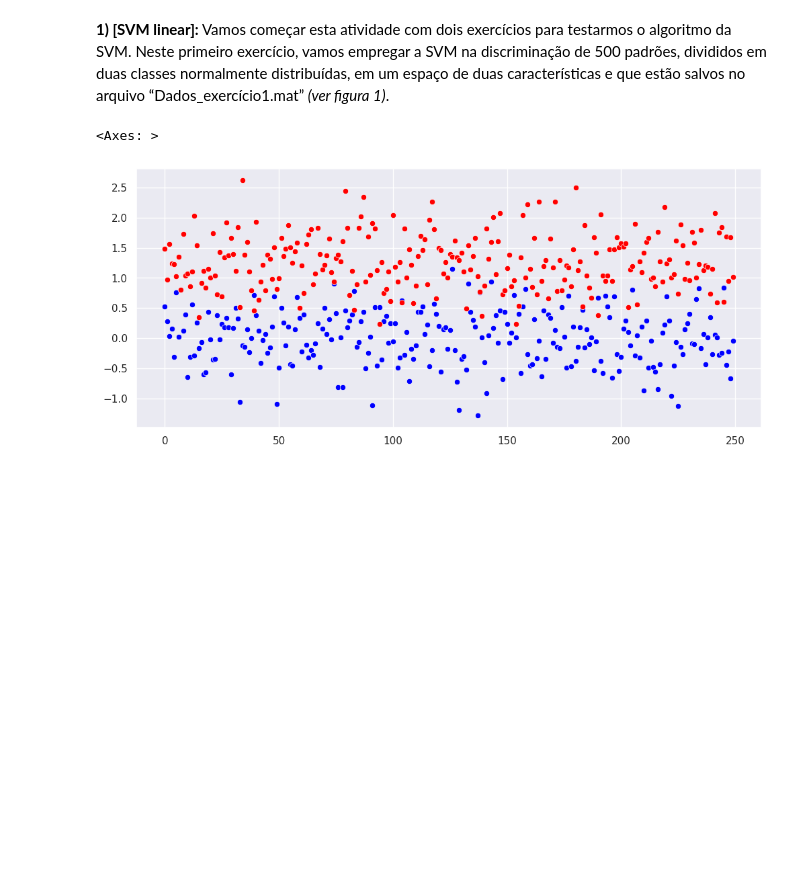
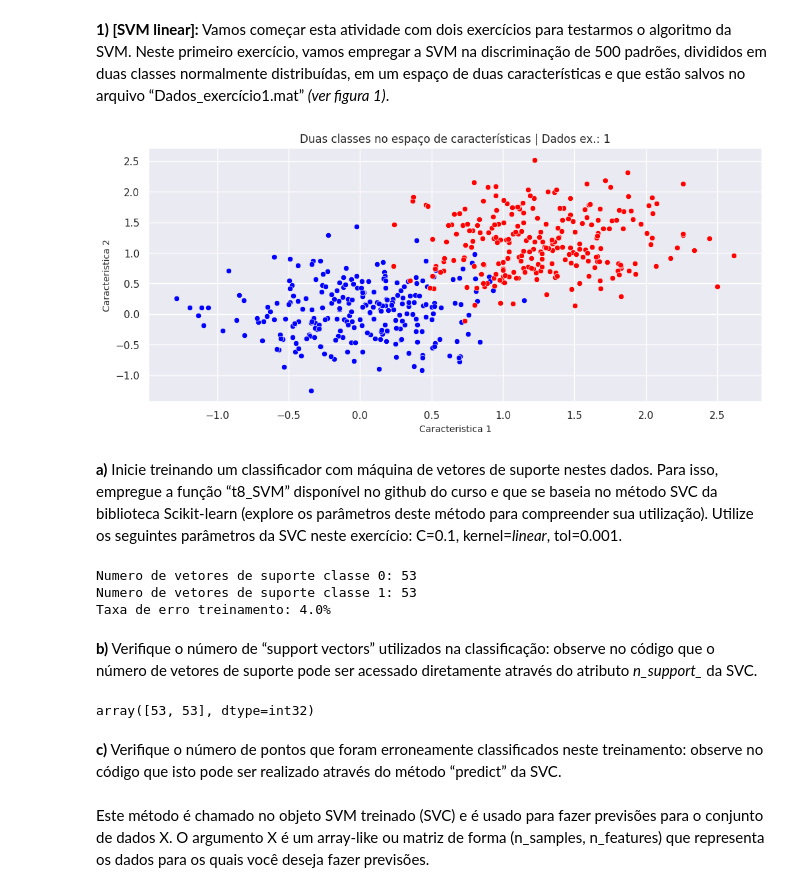
Before and after one commit to gsfreitas/engenharia-medica, a Jupyter notebook: atividade_pratica_8.ipynb, the cells around one changed output. Cells and saved outputs as stored; diff of their text form; code cells hidden in the pictures; blank space fills up the shorter version.

```diff
--- a/atividade_pratica_8.ipynb
+++ b/atividade_pratica_8.ipynb
@@ -42,16 +96,49 @@ def t8_SVM(X,classesX,C=0.1,kernel='linear',tol=0.001,gamma='scale'):
 dados_1 = scipy.io.loadmat('/content/drive/MyDrive/ict-unifesp/2023.2/engenharia-medica/atividade-pratica-8/Dados_exercicio1.mat')['X']
 classes_1 = scipy.io.loadmat('/content/drive/MyDrive/ict-unifesp/2023.2/engenharia-medica/atividade-pratica-8/Dados_exercicio1.mat')['classesX']
 # %%
-# separando as classes
-e1_class_1 = dados_1[np.where(classes_1 == 1)]
-e1_class_2 = dados_1[np.where(classes_1 == 2)]
+# alterando os dados das classes para tipo binario
+classes_1 = np.where(classes_1==1, 0, classes_1)
+classes_1 = np.where(classes_1==2, 1,  classes_1)
+# %%
+# criando um vetor referência unidimensional
+mask = classes_1.ravel()
+
+# separando as classes
+e1_class_1 = dados_1[:, mask==0]
+e1_class_2 = dados_1[:, mask==1]
 # %%
 # plot do espaco de caracteristicas
 plt.figure(figsize=(12,5))
 sns.set_theme()
 
-sns.scatterplot(data=e1_class_1, color='blue', markers='O')
-sns.scatterplot(data=e1_class_2, color='red', markers='O')
+sns.scatterplot(x=e1_class_1[0], y=e1_class_1[1], color='blue', markers='O')
+sns.scatterplot(x=e1_class_2[0], y=e1_class_2[1], color='red', markers='O')
+
+plt.title('Duas classes no espaço de características | Dados ex.: 1', fontsize=12)
+plt.xlabel('Caracteristica 1', fontsize=10)
+plt.ylabel('Caracteristica 2', fontsize=10)
+
+plt.show()
 # %% [output]
-<Axes: >
-[figure, old version]
+[figure, new version]
+# %% [markdown]
+**a)** Inicie treinando um classificador com máquina de vetores de suporte nestes dados. Para isso, empregue a função “t8_SVM” disponível no github do curso e que se baseia no método SVC da biblioteca Scikit-learn (explore os parâmetros deste método para compreender sua utilização). Utilize os seguintes parâmetros da SVC neste exercício: C=0.1, kernel=*linear*, tol=0.001.
+# %%
+# treinando o classificador
+# usamos classes_1[0] para selecionar apenas o array
+clf, txerro = t8_SVM(dados_1.T, classes_1[0], C=0.1, kernel='linear', tol=0.001, gamma='scale')
+# %% [output]
+Numero de vetores de suporte classe 0: 53
+Numero de vetores de suporte classe 1: 53
+Taxa de erro treinamento: 4.0%
+# %% [markdown]
+**b)** Verifique o número de “support vectors” utilizados na classificação: observe no código que o número de vetores de suporte pode ser acessado diretamente através do atributo *n_support_* da SVC.
+# %%
+# verificando os numeros de svm por meio do atributo
+clf.n_support_
+# %% [output]
+array([53, 53], dtype=int32)
+# %% [markdown]
+**c)** Verifique o número de pontos que foram erroneamente classificados neste treinamento: observe no código que isto pode ser realizado através do método “predict” da SVC.
+# %% [markdown]
+Este método é chamado no objeto SVM treinado (SVC) e é usado para fazer previsões para o conjunto de dados X. O argumento X é um array-like ou matriz de forma (n_samples, n_features) que representa os dados para os quais você deseja fazer previsões.
```
Also changed, not shown: parts of 7 cells of this notebook.
